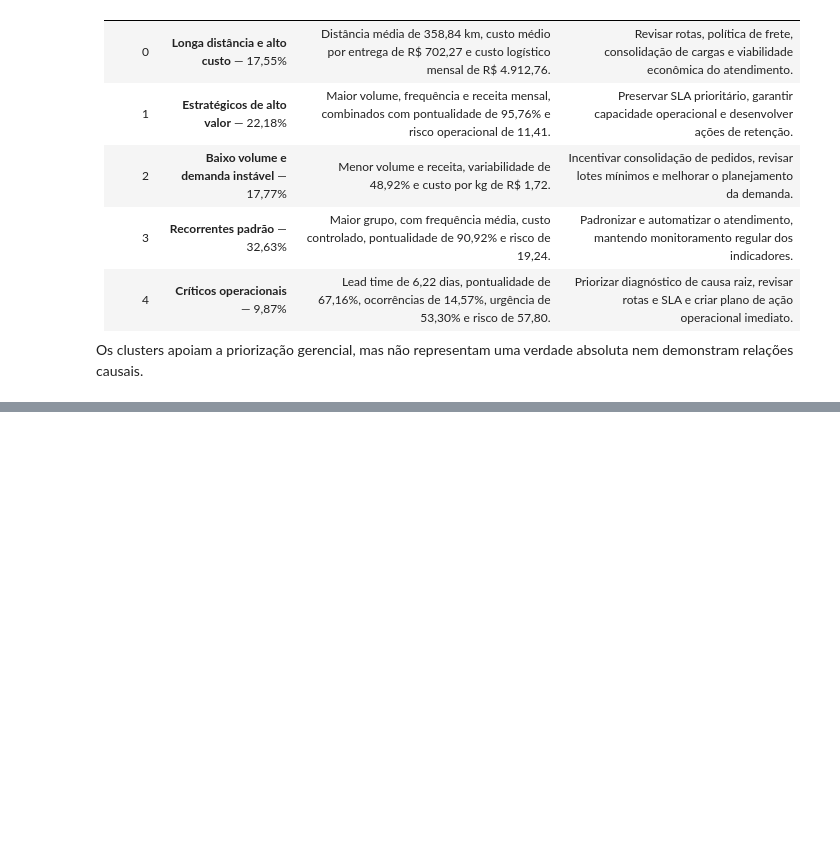
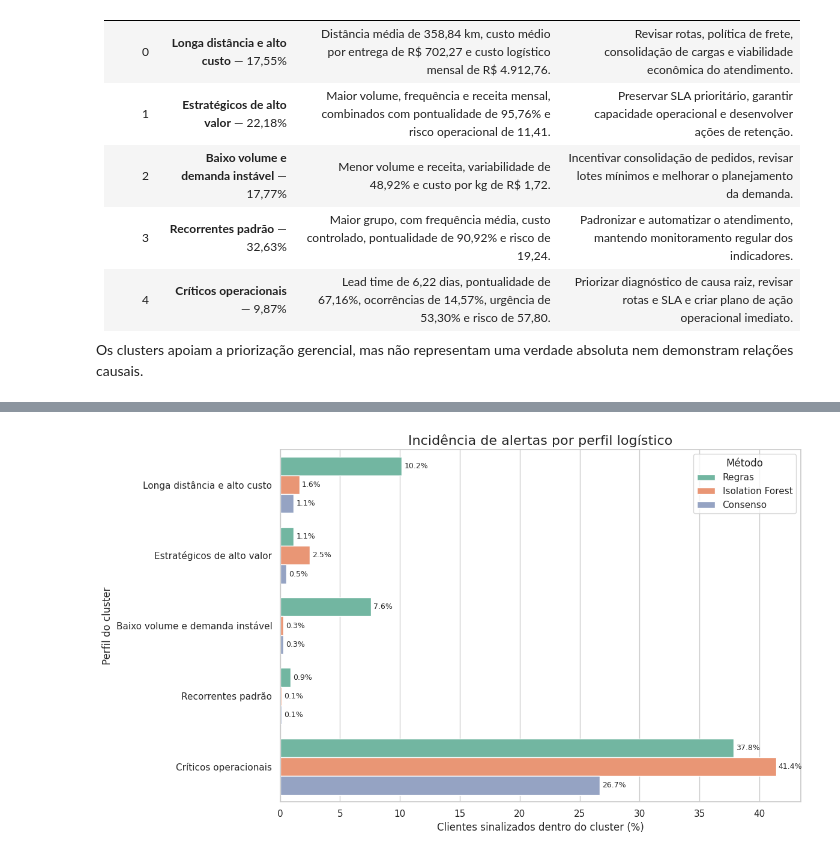
Before and after one commit to thedrads/supply-chain-clustering-anomaly-ai, a Jupyter notebook: notebooks/supply_chain_clustering_anomaly_ai.ipynb, the cells around one changed output, grey strips where cells are left out. Drawn from its saved outputs; the diff is of its cells as text; code cells hidden in the pictures; blank space fills up the shorter version.

```diff
--- a/notebooks/supply_chain_clustering_anomaly_ai.ipynb
+++ b/notebooks/supply_chain_clustering_anomaly_ai.ipynb
@@ -1020,0 +1624,58 @@ Os clusters apoiam a priorização gerencial, mas não representam uma verdade a
+# %%
+# Reorganiza as taxas para o formato do gráfico.
+taxas_anomalias_plot = resumo_anomalias_cluster.melt(
+    id_vars=[
+        "cluster_kmeans",
+        "perfil_cluster",
+    ],
+    value_vars=[
+        "regras_pct",
+        "isolation_pct",
+        "consenso_pct",
+    ],
+    var_name="metodo",
+    value_name="percentual",
+)
+
+# Substitui os nomes técnicos por rótulos legíveis.
+nomes_metodos = {
+    "regras_pct": "Regras",
+    "isolation_pct": "Isolation Forest",
+    "consenso_pct": "Consenso",
+}
+
+taxas_anomalias_plot["metodo"] = (
+    taxas_anomalias_plot["metodo"].map(nomes_metodos)
+)
+
+# Cria o gráfico comparativo.
+plt.figure(figsize=(12, 7))
+eixo = sns.barplot(
+    data=taxas_anomalias_plot,
+    y="perfil_cluster",
+    x="percentual",
+    hue="metodo",
+    palette="Set2",
+)
+
+# Adiciona os percentuais nas barras.
+for barras in eixo.containers:
+    eixo.bar_label(
+        barras,
+        fmt="%.1f%%",
+        padding=3,
+        fontsize=9,
+    )
+
+# Ajusta títulos, eixos e legenda.
+plt.title(
+    "Incidência de alertas por perfil logístico",
+    fontsize=16,
+)
+plt.xlabel("Clientes sinalizados dentro do cluster (%)")
+plt.ylabel("Perfil do cluster")
+plt.legend(title="Método")
+plt.tight_layout()
+plt.show()
+# %% [output]
+[figure, added]
```
Also changed, not shown: parts of 26 cells of this notebook.
